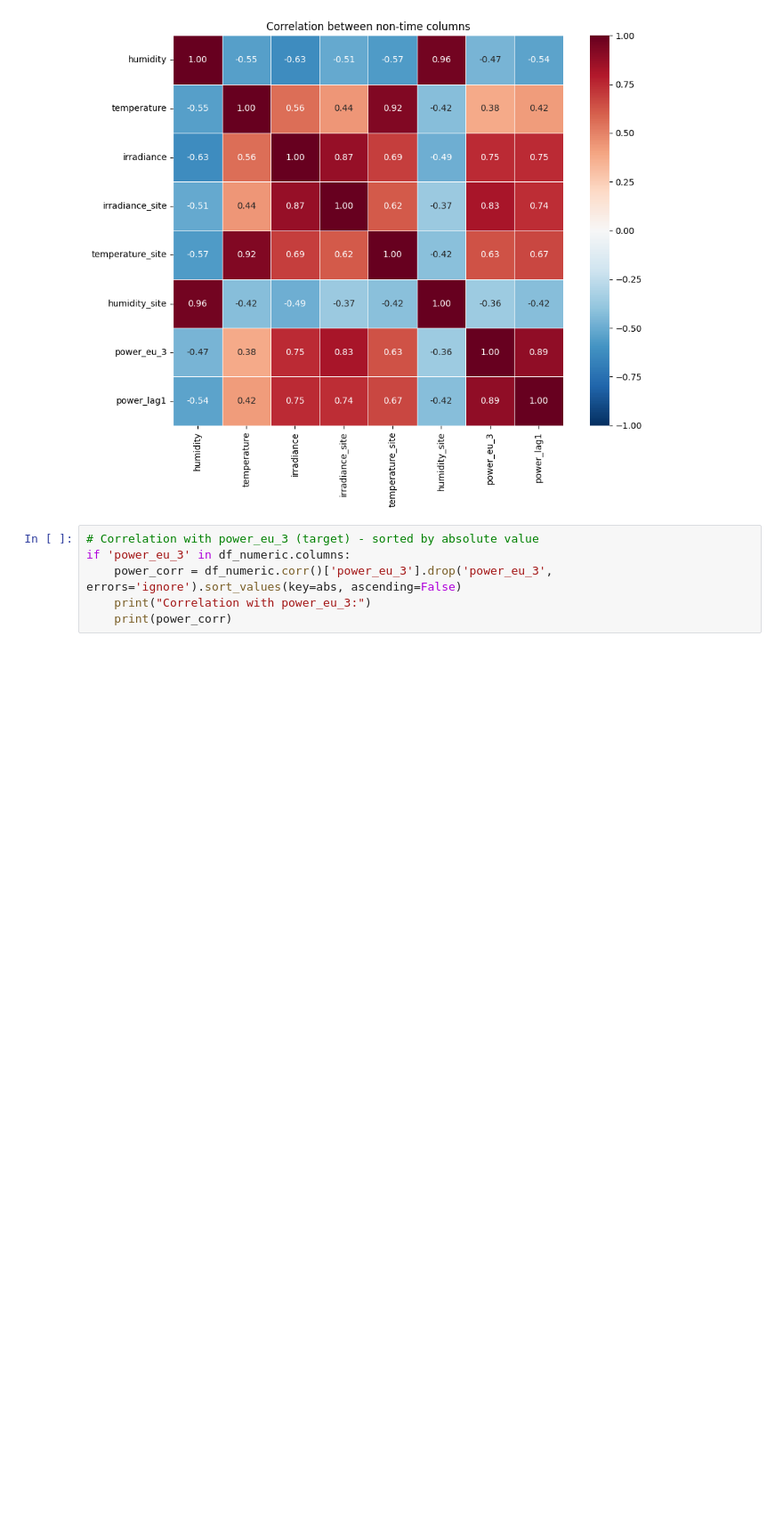
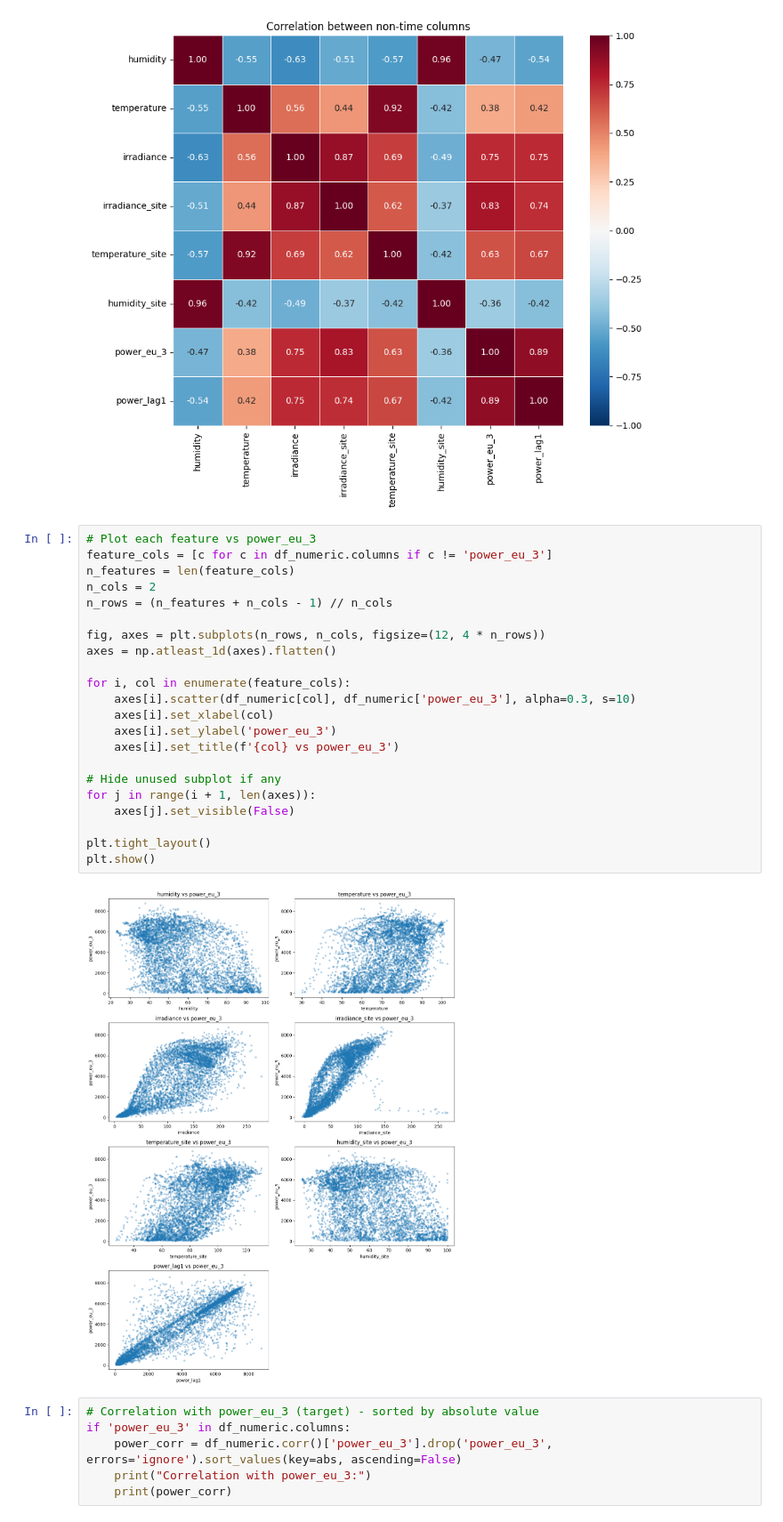
Before and after one commit to nhphuong2504/agrivoltaics, a Jupyter notebook: power.ipynb, the cells around one changed output. Shown at 89% size. Drawn from its saved outputs; the diff is of its cells as text; blank space fills up the shorter version.

```diff
--- a/power.ipynb
+++ b/power.ipynb
@@ -36,6 +36,30 @@ plt.tight_layout()
 plt.show()
 # %% [output]
 [figure]
+# %%
+# Plot each feature vs power_eu_3
+feature_cols = [c for c in df_numeric.columns if c != 'power_eu_3']
+n_features = len(feature_cols)
+n_cols = 2
+n_rows = (n_features + n_cols - 1) // n_cols
+
+fig, axes = plt.subplots(n_rows, n_cols, figsize=(12, 4 * n_rows))
+axes = np.atleast_1d(axes).flatten()
+
+for i, col in enumerate(feature_cols):
+    axes[i].scatter(df_numeric[col], df_numeric['power_eu_3'], alpha=0.3, s=10)
+    axes[i].set_xlabel(col)
+    axes[i].set_ylabel('power_eu_3')
+    axes[i].set_title(f'{col} vs power_eu_3')
+
+# Hide unused subplot if any
+for j in range(i + 1, len(axes)):
+    axes[j].set_visible(False)
+
+plt.tight_layout()
+plt.show()
+# %% [output]
+[figure, added]
 # %%
 # Correlation with power_eu_3 (target) - sorted by absolute value
 if 'power_eu_3' in df_numeric.columns:
```
Also changed, not shown: 4 other files.
